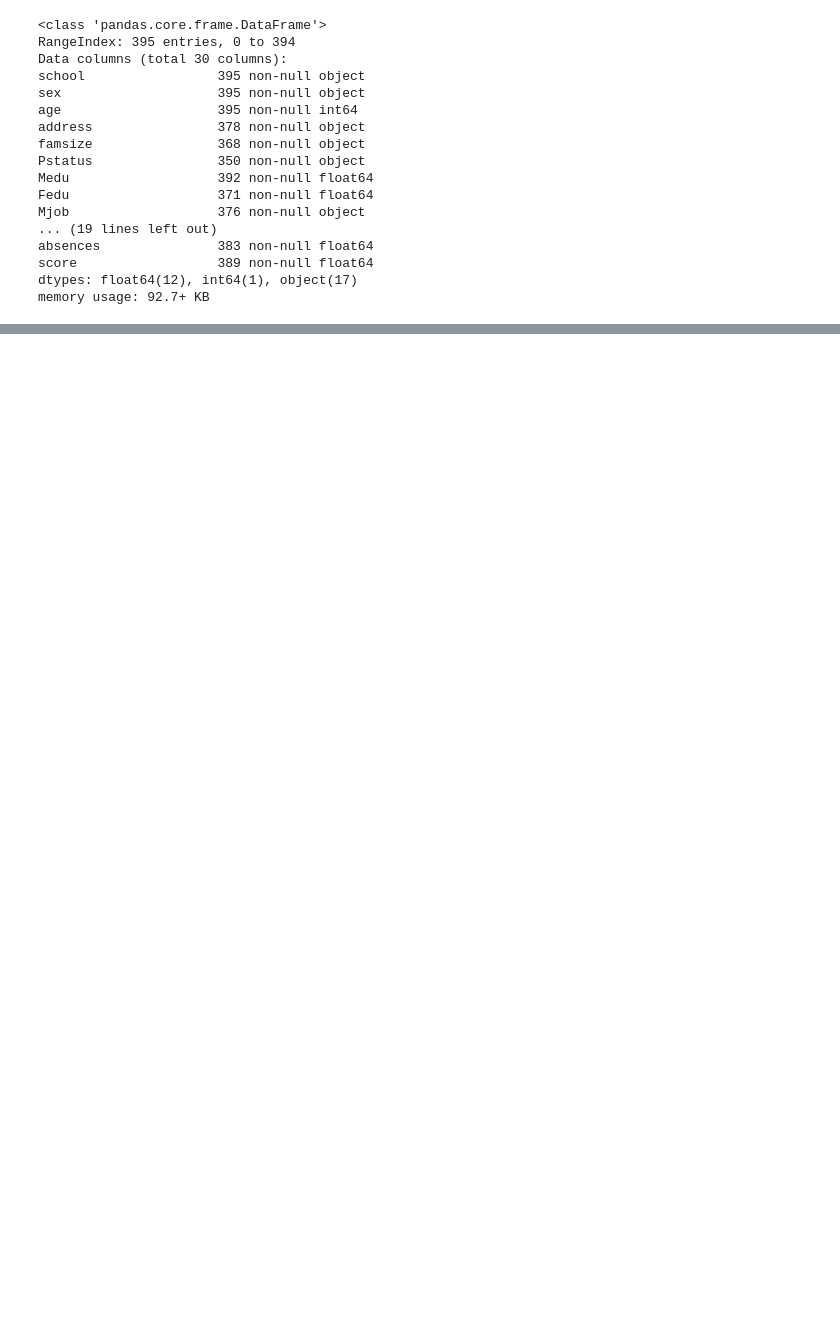
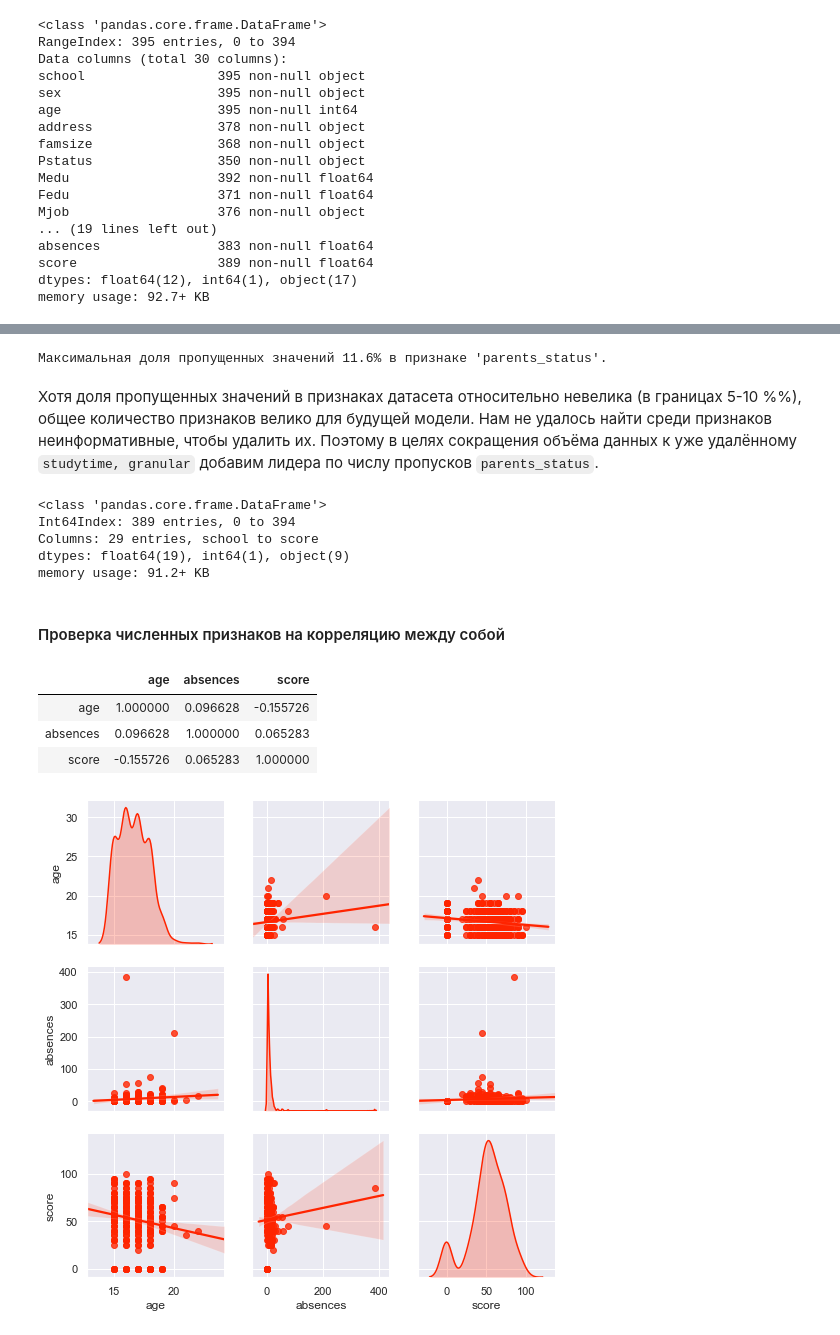
Before and after one commit to Ya-Andy/module_2, a Jupyter notebook: UNICEF Project.ipynb, the cells around one changed output, grey strips where cells are left out. Drawn from its saved outputs; the diff is of its cells as text; code cells hidden in the pictures; blank space fills up the shorter version.

```diff
--- a/UNICEF Project.ipynb
+++ b/UNICEF Project.ipynb
@@ -1,5 +62,6 @@
 # %%
 import pandas as pd
+import numpy as np
 import matplotlib.pyplot as plt
 import seaborn as sns
 from itertools import combinations
@@ -12,6 +74,7 @@ warnings.simplefilter('ignore')
 # будем отображать графики прямо в jupyter'e
 %matplotlib inline
 
-# графики в svg выглядят более четкими
-%config InlineBackend.figure_format = 'svg'
+# увеличим количество вывода строк и колонок
+pd.set_option('display.max_rows', 50)
+pd.set_option('display.max_columns', 35)
 # %%
@@ -65,0 +160,18 @@ stud.describe()
+# %%
+# переименуем для удобства все столбцы, убрав заглавные буквы
+stud.rename(str.lower, axis='columns', inplace=True)
+
+# удаляем столбец 'studytime, granular', т.к. он неинформативен
+stud.drop(['studytime, granular'], inplace=True, axis=1)
+
+# для удобства анализа заменим значения значения "Yes" и "No" на 0 и 1 соответственно
+stud = stud.replace({'yes': 0.0, 'no': 1.0})
+
+# приводим к стандарту PEP-8 названия всех столбцов
+stud.columns = ['school', 'sex', 'age', 'address', 'family_size', 'parents_status', 'mother_edu', 'father_edu',
+                'mother_job', 'father_job', 'reason', 'guardian', 'travel_time', 'study_time', 'failures',
+                'school_support', 'family_support', 'paid', 'activities', 'nursery', 'higher', 'internet',
+                'romantic', 'family_relations', 'free_time', 'go_out', 'health', 'absences', 'score'
+                ]
+
+stud.head(3)
@@ -65,0 +192,4 @@ stud.describe()
+# %%
+# удалим строки, имеющие пропуск значений в целевом признаке
+stud.dropna(subset=['score'], inplace=True)
+print("После удаления нерелевантных строк, датасет имеет {} значений.".format(len(stud)))
@@ -65,0 +241,32 @@ stud.describe()
+# %%
+print("Максимальная доля пропущенных значений {:.1%} в признаке '{}'.".format(stud.isna().sum().max()/len(stud),
+                                                                          stud.isna().sum().idxmax()))
+# %% [output]
+Максимальная доля пропущенных значений 11.6% в признаке 'parents_status'.
+# %% [markdown]
+Хотя доля пропущенных значений в признаках датасета относительно невелика (в границах 5-10 %%), общее количество признаков велико для будущей модели. Нам не удалось найти среди признаков неинформативные, чтобы удалить их. Поэтому в целях сокращения объёма данных к уже удалённому `studytime, granular` добавим лидера по числу пропусков `parents_status`.
+# %%
+stud.drop(['parents_status'], inplace=True, axis=1)
+# %%
+# повторно получим краткую информацтю о датасете
+stud.info(verbose=False)
+# %% [output]
+<class 'pandas.core.frame.DataFrame'>
+Int64Index: 389 entries, 0 to 394
+Columns: 29 entries, school to score
+dtypes: float64(19), int64(1), object(9)
+memory usage: 91.2+ KB
+# %% [markdown]
+#### Проверка численных признаков на корреляцию между собой
+# %%
+# задание списка столбцов с количественными данными
+ft_numerical = ['age', 'absences', 'score']
+df_fn = stud[ft_numerical]
+sns.pairplot(df_fn, kind = 'reg', diag_kind='kde', palette='flag')
+df_fn.corr()
+# %% [output]
+|  | age | absences | score |
+| age | 1.000000 | 0.096628 | -0.155726 |
+| absences | 0.096628 | 1.000000 | 0.065283 |
+| score | -0.155726 | 0.065283 | 1.000000 |
+[figure, added]
```
Also changed, not shown: parts of 88 cells of this notebook.
